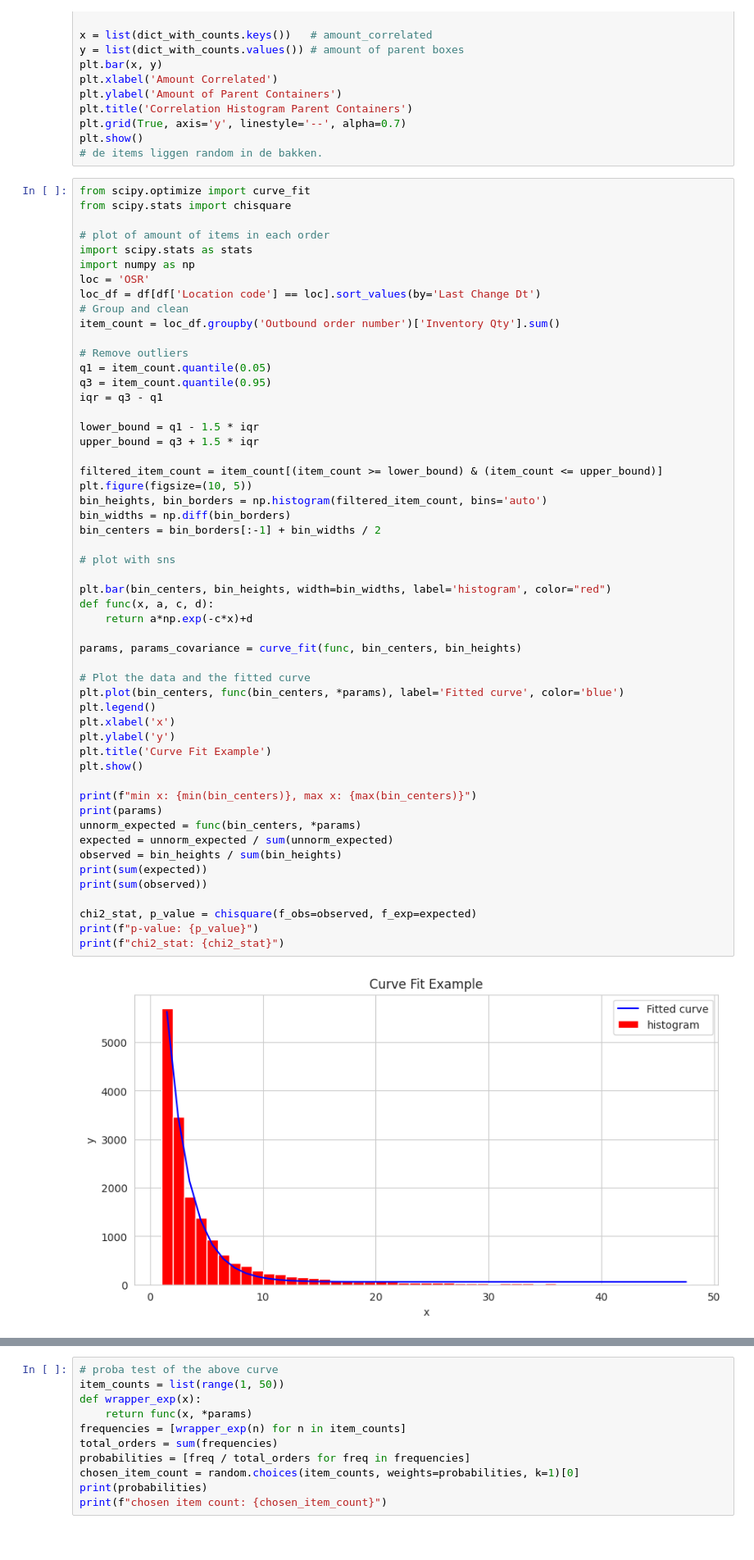
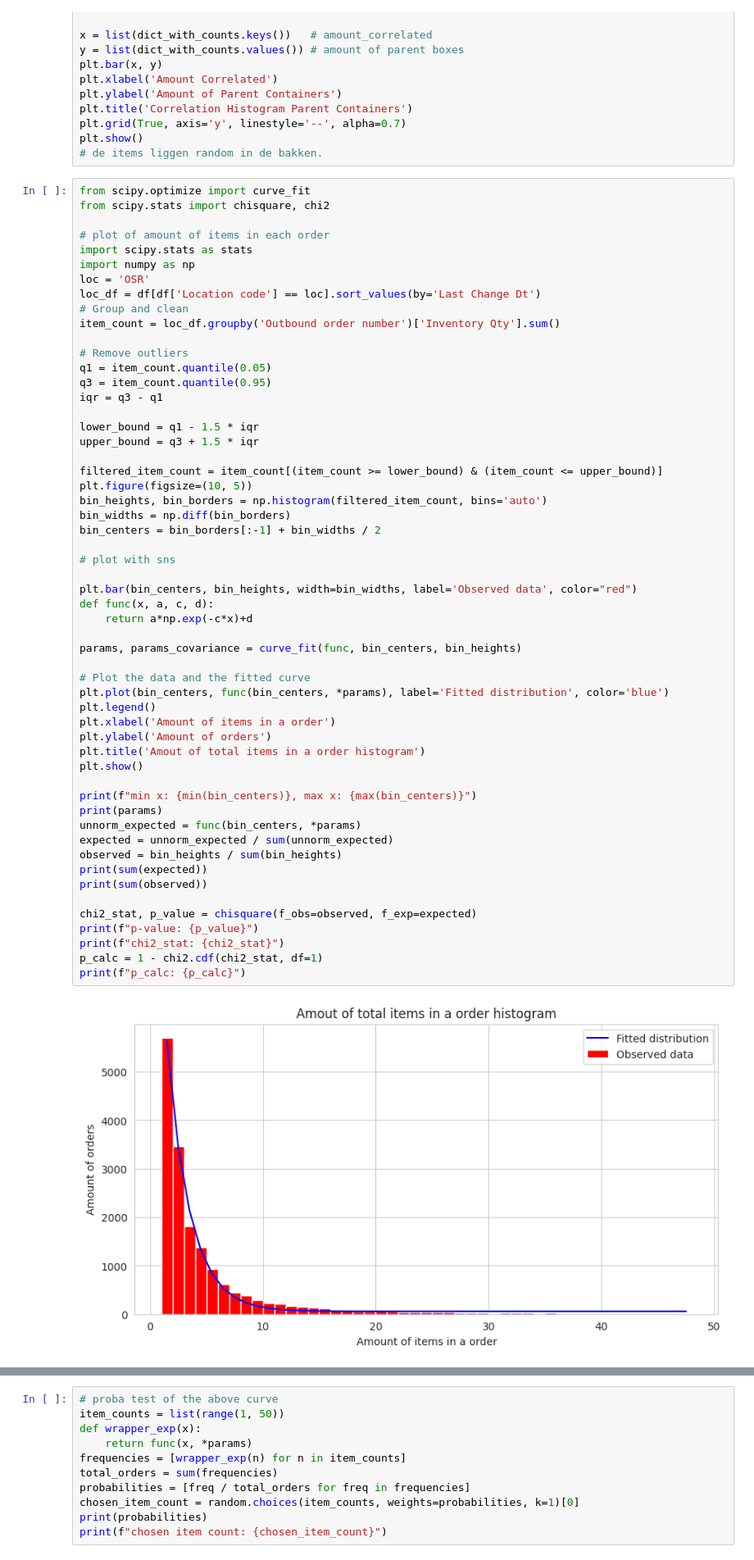
Before and after one commit to TomTom2028/SoftwareSim, a Jupyter notebook: AnalysisData.ipynb, the cells around one changed output, grey strips where cells are left out. Shown at 82% size. Drawn from its saved outputs; the diff is of its cells as text.

```diff
--- a/AnalysisData.ipynb
+++ b/AnalysisData.ipynb
@@ -691,7 +706,7 @@ plt.show()
 # de items liggen random in de bakken.
 # %%
 from scipy.optimize import curve_fit
-from scipy.stats import chisquare
+from scipy.stats import chisquare, chi2
 
 # plot of amount of items in each order
 import scipy.stats as stats
@@ -711,39 +726,41 @@ upper_bound = q3 + 1.5 * iqr
 
 filtered_item_count = item_count[(item_count >= lower_bound) & (item_count <= upper_bound)]
 plt.figure(figsize=(10, 5))
 bin_heights, bin_borders = np.histogram(filtered_item_count, bins='auto')
 bin_widths = np.diff(bin_borders)
 bin_centers = bin_borders[:-1] + bin_widths / 2
 
 # plot with sns
 
-plt.bar(bin_centers, bin_heights, width=bin_widths, label='histogram', color="red")
+plt.bar(bin_centers, bin_heights, width=bin_widths, label='Observed data', color="red")
 def func(x, a, c, d):
     return a*np.exp(-c*x)+d
 
 params, params_covariance = curve_fit(func, bin_centers, bin_heights)
 
 # Plot the data and the fitted curve
-plt.plot(bin_centers, func(bin_centers, *params), label='Fitted curve', color='blue')
+plt.plot(bin_centers, func(bin_centers, *params), label='Fitted distribution', color='blue')
 plt.legend()
-plt.xlabel('x')
-plt.ylabel('y')
-plt.title('Curve Fit Example')
+plt.xlabel('Amount of items in a order')
+plt.ylabel('Amount of orders')
+plt.title('Amout of total items in a order histogram')
 plt.show()
 
 print(f"min x: {min(bin_centers)}, max x: {max(bin_centers)}")
 print(params)
 unnorm_expected = func(bin_centers, *params)
 expected = unnorm_expected / sum(unnorm_expected)
 observed = bin_heights / sum(bin_heights)
 print(sum(expected))
 print(sum(observed))
 
 chi2_stat, p_value = chisquare(f_obs=observed, f_exp=expected)
 print(f"p-value: {p_value}")
 print(f"chi2_stat: {chi2_stat}")
+p_calc = 1 - chi2.cdf(chi2_stat, df=1)
+print(f"p_calc: {p_calc}")
 # %% [output]
-[figure, old version]
+[figure, new version]
 min x: 1.5, max x: 47.5
 [1.16754861e+04 4.92942725e-01 5.77416566e+01]
 1.0
```
Also changed, not shown: parts of 6 cells of this notebook, 1 other file.
